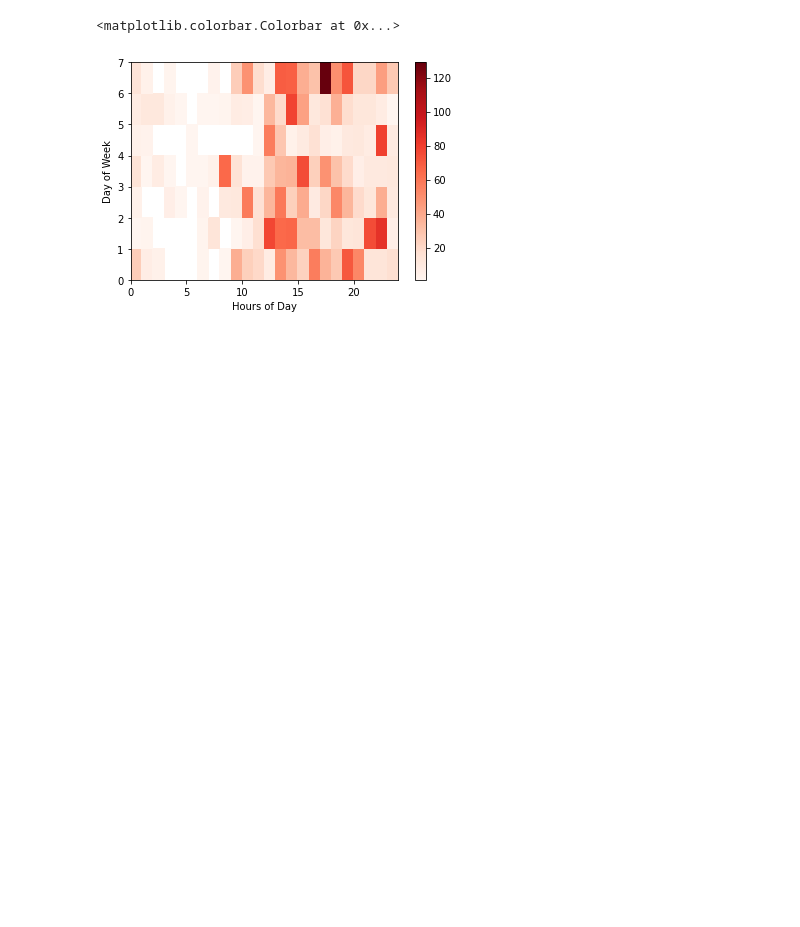
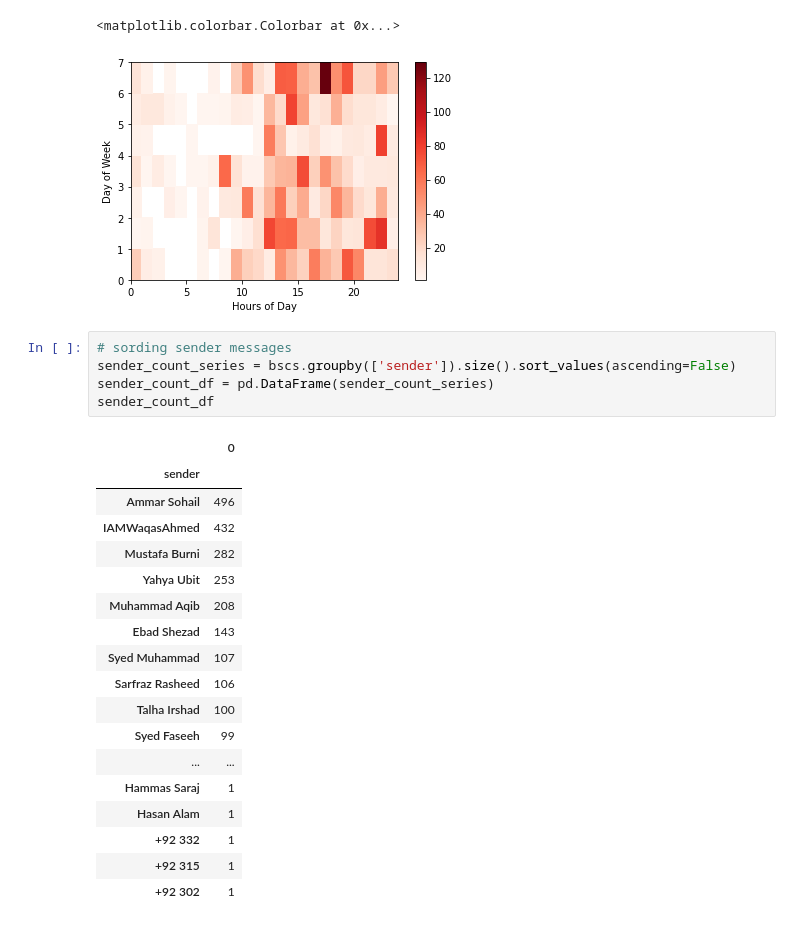
Before and after one commit to Iswaqasahmed/UBIT-whatapp-Group-Chat-Analysis-, a Jupyter notebook: chat analysis.ipynb, the cells around one changed output. Saved outputs shown, nothing was run; the diff lists cells and outputs as text; blank space fills up the shorter version.

Commit message:
sorted message of sender

```diff
--- a/chat analysis.ipynb
+++ b/chat analysis.ipynb
@@ -159,3 +159,27 @@ Text(0.5, 0, 'Hours of Day')
 Text(0, 0.5, 'Day of Week')
 <matplotlib.colorbar.Colorbar at 0x...>
 [figure]
+# %%
+# sording sender messages
+sender_count_series = bscs.groupby(['sender']).size().sort_values(ascending=False)
+sender_count_df = pd.DataFrame(sender_count_series)
+sender_count_df
+# %% [output]
+|  | 0 |
+| sender |  |
+| Ammar Sohail | 496 |
+| IAMWaqasAhmed | 432 |
+| Mustafa Burni | 282 |
+| Yahya Ubit | 253 |
+| Muhammad Aqib | 208 |
+| Ebad Shezad | 143 |
+| Syed Muhammad | 107 |
+| Sarfraz Rasheed | 106 |
+| Talha Irshad | 100 |
+| Syed Faseeh | 99 |
+| ... | ... |
+| Hammas Saraj | 1 |
+| Hasan Alam | 1 |
+| +92 332 | 1 |
+| +92 315 | 1 |
+| +92 302 | 1 |
```
